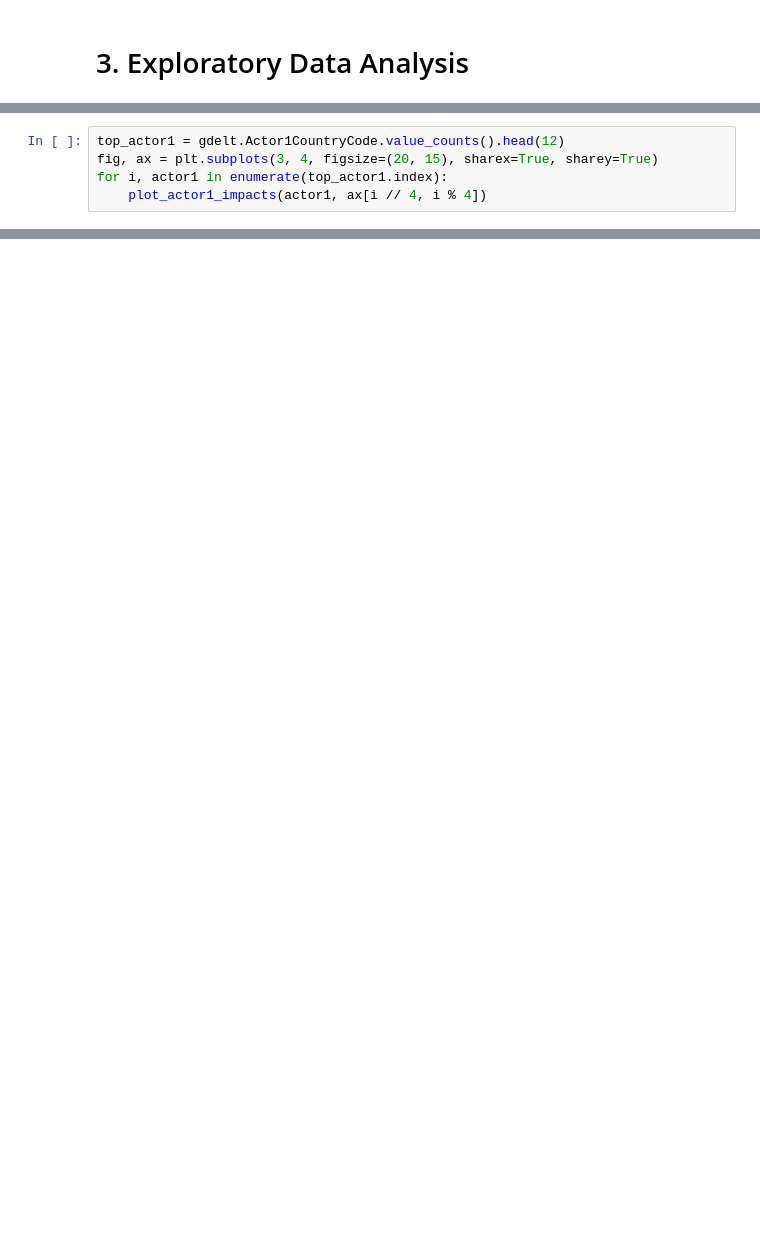
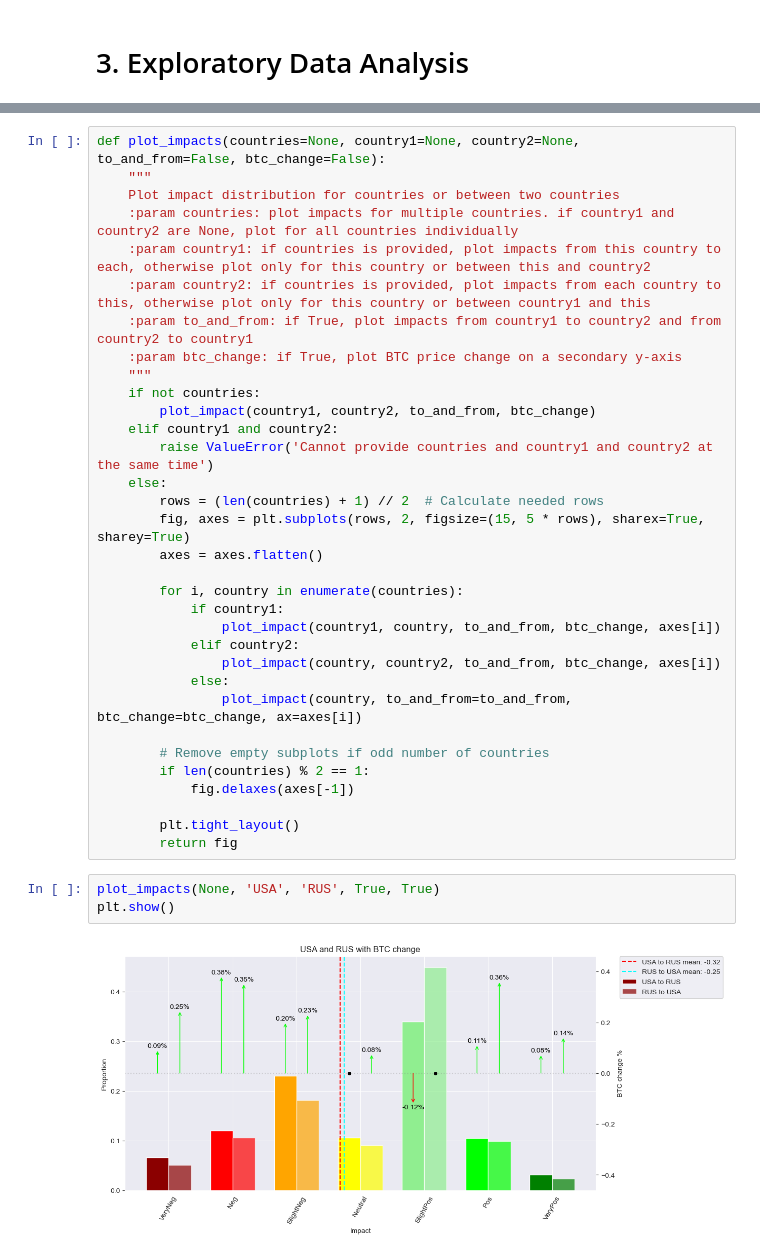
Before and after one commit to Ozzuke/GDELT-BTC, a Jupyter notebook: analysis.ipynb, the cells around one changed output, grey strips where cells are left out. Cells and saved outputs as stored; diff of their text form; blank space fills up the shorter version.

```diff
--- a/analysis.ipynb
+++ b/analysis.ipynb
@@ -459,5 +492,0 @@ def plot_actor1_impacts(actor1, ax):
-# %%
-top_actor1 = gdelt.Actor1CountryCode.value_counts().head(12)
-fig, ax = plt.subplots(3, 4, figsize=(20, 15), sharex=True, sharey=True)
-for i, actor1 in enumerate(top_actor1.index):
-    plot_actor1_impacts(actor1, ax[i // 4, i % 4])
@@ -465,0 +795,38 @@ for i, actor1 in enumerate(top_actor1.index):
+# %%
+def plot_impacts(countries=None, country1=None, country2=None, to_and_from=False, btc_change=False):
+    """
+    Plot impact distribution for countries or between two countries
+    :param countries: plot impacts for multiple countries. if country1 and country2 are None, plot for all countries individually
+    :param country1: if countries is provided, plot impacts from this country to each, otherwise plot only for this country or between this and country2
+    :param country2: if countries is provided, plot impacts from each country to this, otherwise plot only for this country or between country1 and this
+    :param to_and_from: if True, plot impacts from country1 to country2 and from country2 to country1
+    :param btc_change: if True, plot BTC price change on a secondary y-axis
+    """
+    if not countries:
+        plot_impact(country1, country2, to_and_from, btc_change)
+    elif country1 and country2:
+        raise ValueError('Cannot provide countries and country1 and country2 at the same time')
+    else:
+        rows = (len(countries) + 1) // 2  # Calculate needed rows
+        fig, axes = plt.subplots(rows, 2, figsize=(15, 5 * rows), sharex=True, sharey=True)
+        axes = axes.flatten()
+
+        for i, country in enumerate(countries):
+            if country1:
+                plot_impact(country1, country, to_and_from, btc_change, axes[i])
+            elif country2:
+                plot_impact(country, country2, to_and_from, btc_change, axes[i])
+            else:
+                plot_impact(country, to_and_from=to_and_from, btc_change=btc_change, ax=axes[i])
+
+        # Remove empty subplots if odd number of countries
+        if len(countries) % 2 == 1:
+            fig.delaxes(axes[-1])
+
+        plt.tight_layout()
+        return fig
+# %%
+plot_impacts(None, 'USA', 'RUS', True, True)
+plt.show()
+# %% [output]
+[figure, added]
```
Also changed, not shown: parts of 29 cells of this notebook.
